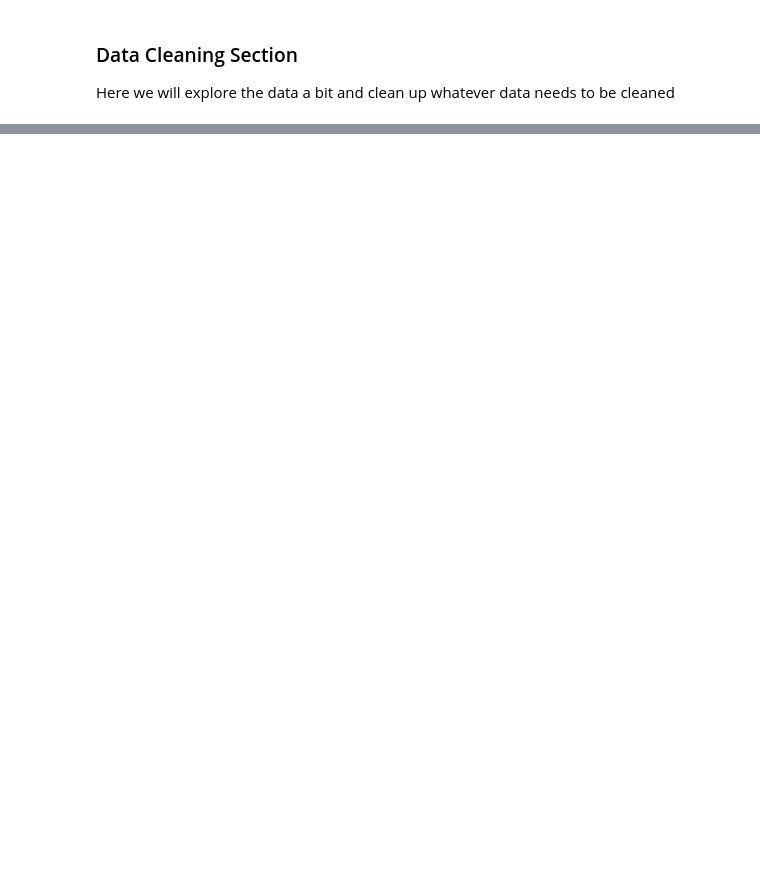
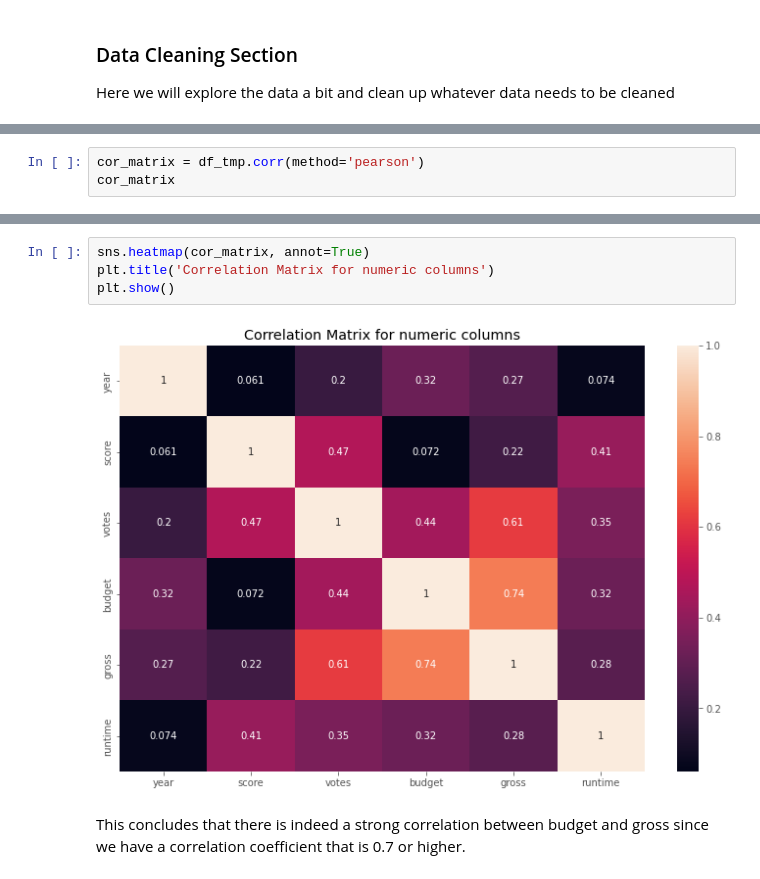
Before and after one commit to DanielContreras/Movie-Industry-Analysis, a Jupyter notebook: analysis.ipynb, the cells around one changed output, grey strips where cells are left out. Saved outputs shown, nothing was run; the diff lists cells and outputs as text; blank space fills up the shorter version.

```diff
--- a/analysis.ipynb
+++ b/analysis.ipynb
@@ -57,0 +179,3 @@ This information tells us that there is indeed some data missing from a few cell
+# %%
+cor_matrix = df_tmp.corr(method='pearson')
+cor_matrix
@@ -57,0 +190,8 @@ This information tells us that there is indeed some data missing from a few cell
+# %%
+sns.heatmap(cor_matrix, annot=True)
+plt.title('Correlation Matrix for numeric columns')
+plt.show()
+# %% [output]
+[figure, added]
+# %% [markdown]
+This concludes that there is indeed a strong correlation between budget and gross since we have a correlation coefficient that is 0.7 or higher.
```
Also changed, not shown: parts of 18 cells of this notebook.
